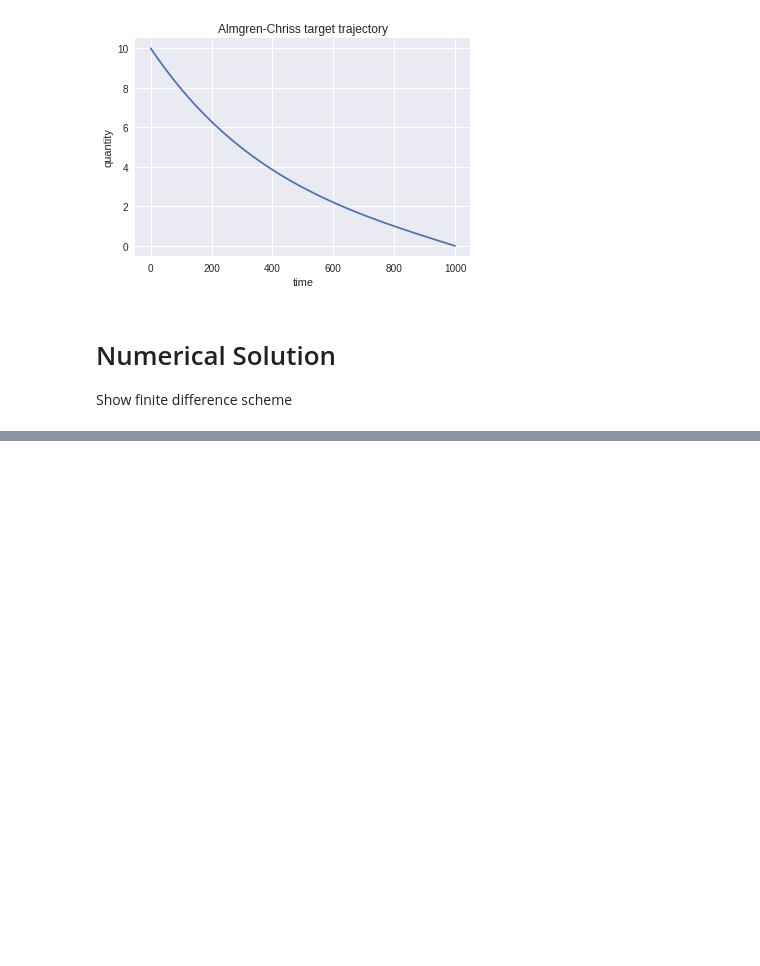
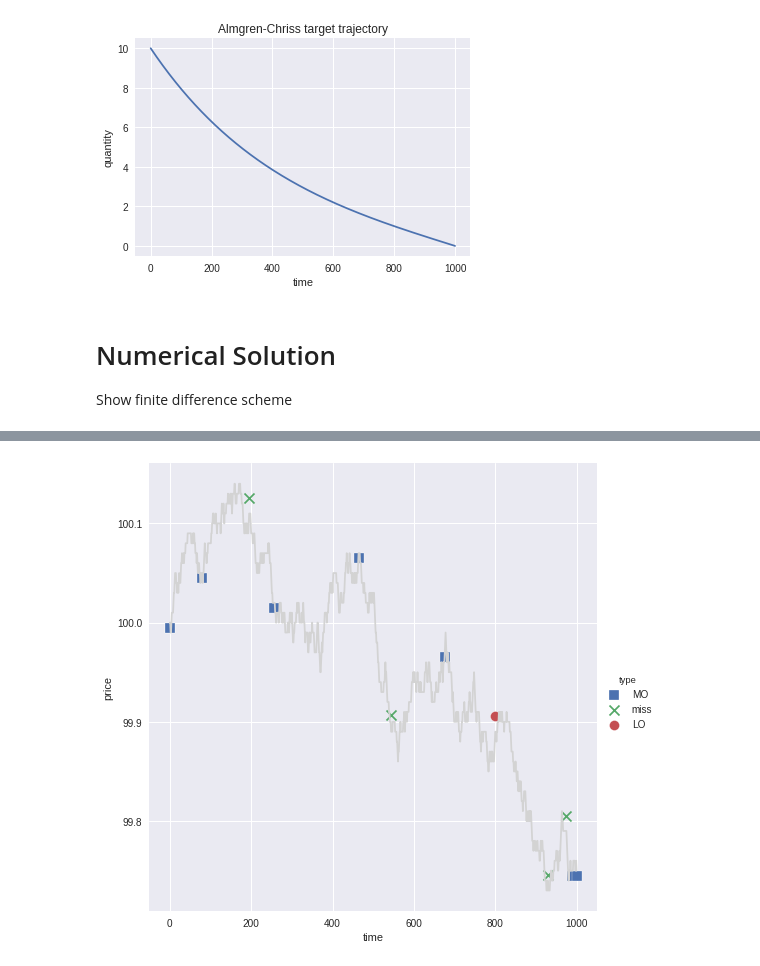
Before and after one commit to ethansbrown/jupyter-notebook-slides, a Jupyter notebook: lomo.ipynb, the cells around one changed output, grey strips where cells are left out. Cells and saved outputs as stored; diff of their text form; code cells hidden in the pictures; blank space fills up the shorter version.

```diff
--- a/lomo.ipynb
+++ b/lomo.ipynb
@@ -198,0 +200,26 @@ for i in range(len(mo) - 1):
+# %%
+'''Simulation of algo'''
+
+orders = []
+q = np.zeros(N+1, dtype=np.int)
+M = poisson_process(lam, N)
+
+q[0] = Q
+for t in range(0, N+1):
+    if t > 0:
+        q[t] = q[t-1]
+    while q[t] > 0 and t >= mo[q[t] - 1]:
+        orders.append((t, S[t] - xi, 'MO', True))
+        q[t] -= 1
+    if q[t] <= 0:
+        break
+    if M[t]:
+        d = delta[q[t]  - 1, t]
+        if np.random.rand() < np.exp(-k*d):
+            orders.append((t, S[t] + d, 'LO', True))
+            q[t] -= 1
+        else:
+            orders.append((t, S[t] + d, 'miss', False))
+
+labels = ['time', 'price', 'type', 'filled']
+orders = pd.DataFrame.from_records(orders, columns=labels)
@@ -198,0 +246,7 @@ for i in range(len(mo) - 1):
+# %%
+import seaborn as sns
+sns.pairplot(x_vars='time', y_vars='price', data=orders, markers=['s', 'x', 'o'], hue='type', size=7, plot_kws={'s': 100})
+plt.plot(S, color='lightgray', linestyle='-');
+plt.ticklabel_format(style='plain', axis='y')
+# %% [output]
+[figure, added]
```
Also changed, not shown: parts of 8 cells of this notebook.
